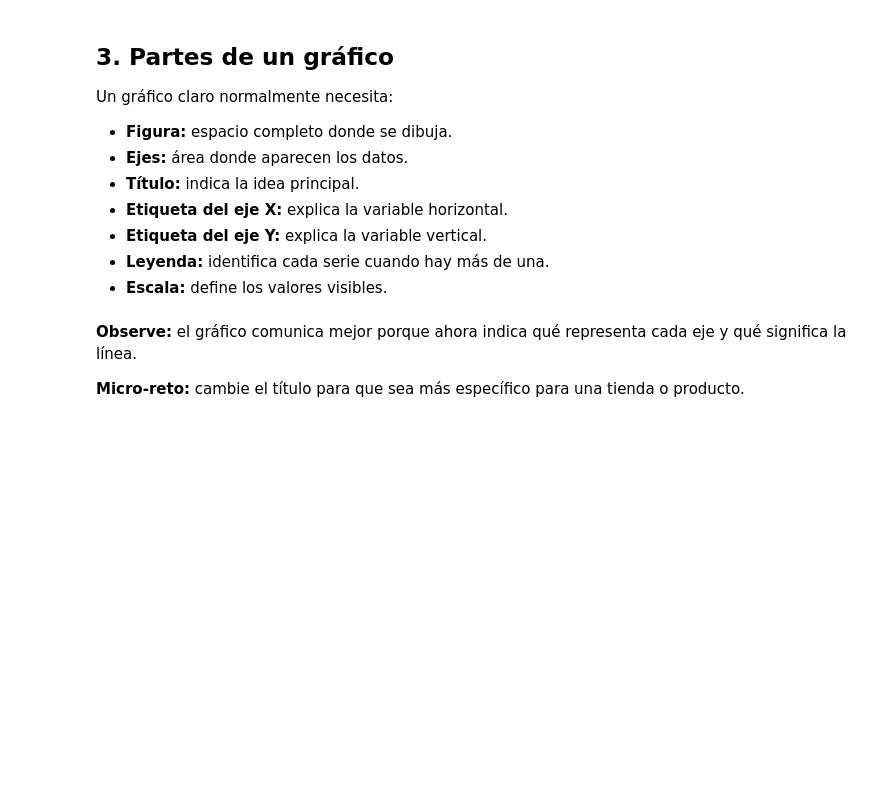
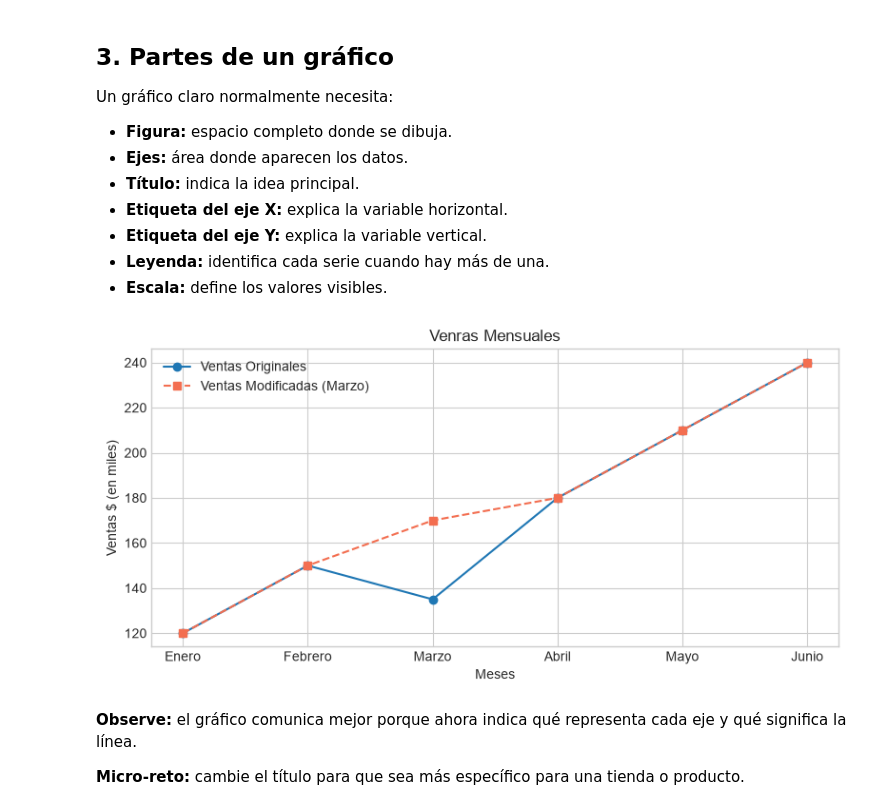
Before and after one commit to yislein27-cyber/2026C2-G03-PROGRAMACI-N, a Jupyter notebook: CLASE 12/01 - Aprender Matplotlib.ipynb, the cells around one changed output. Drawn from its saved outputs; the diff is of its cells as text; code cells hidden in the pictures; blank space fills up the shorter version.

```diff
--- a/CLASE 12/01 - Aprender Matplotlib.ipynb
+++ b/CLASE 12/01 - Aprender Matplotlib.ipynb
@@ -64,31 +77,33 @@ Un gráfico claro normalmente necesita:
 # %%
 meses = ["Enero", "Febrero", "Marzo", "Abril", "Mayo", "Junio"]
 ventas = [120, 150, 135,  180, 210, 240]
 ventas_marzo = [120,150, 135, 180, 210, 240]
 
 ventas_marzo[2] = 170 #cambiar el valor de bentas en marzo a 170
 
 #PASO 1 Crear la figura
 plt.figure(figsize = (8,4))
 
 #PASO 2 Agregar los datos del grafico
 plt.plot(meses, ventas, label = "Ventas Originales", marker="o")
 plt.plot(
     meses,
     ventas_marzo,
     label = "Ventas Modificadas (Marzo)", marker="s",
     color="#F36E50", #cambia el color de la linea
     linestyle="--") #cambia el estilo de la linea
 
 #PASO 3 Personalizar el grafico
 plt.title("Venras Mensuales")
 plt.xlabel("Meses")
-plt.label("Ventas $ (en miles)")
+plt.ylabel("Ventas $ (en miles)")
 plt. legend() #Agrega una leyenda para identificar las lineas del grafico
 
 #PASO 4 mostar el grafico
 plt.tight_layout()
 plt.show()
+# %% [output]
+[figure, added]
 # %% [markdown]
 **Observe:** el gráfico comunica mejor porque ahora indica qué representa cada eje y qué significa la línea.
 
```
Also changed, not shown: parts of 14 cells of this notebook, 1 other file.
